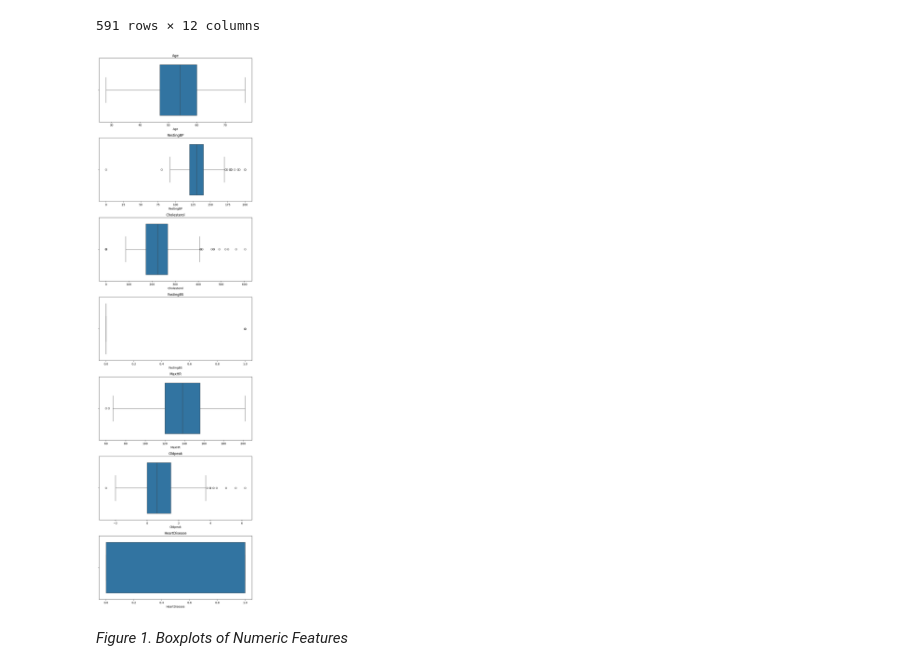
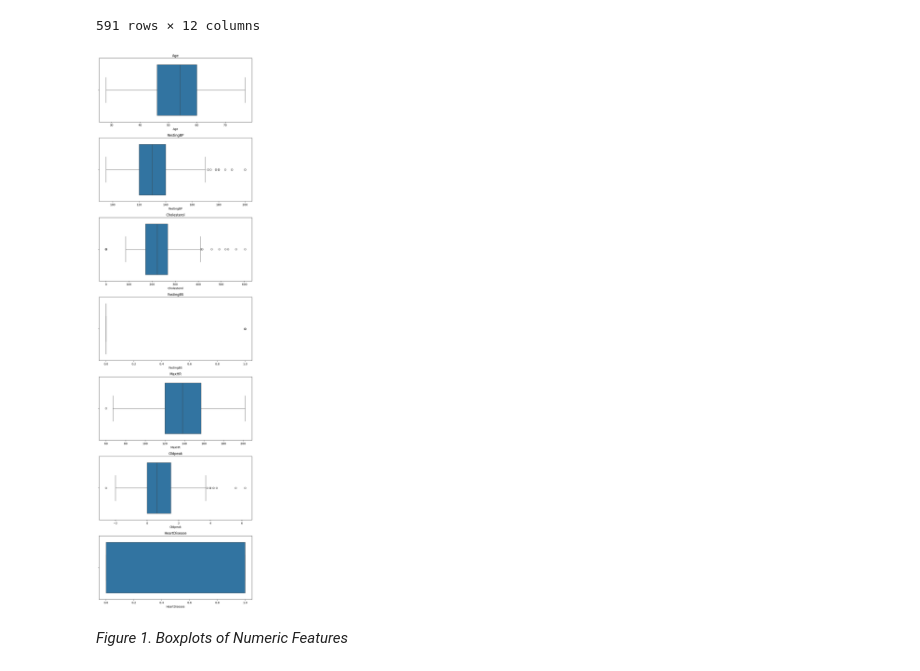
Before and after one commit to EricYangg/Heart-Failure-Classification, a Jupyter notebook: notebooks/heart_disease_analysis.ipynb, the cells around one changed output. Saved outputs shown, nothing was run; the diff lists cells and outputs as text; code cells hidden in the pictures.

```diff
--- a/notebooks/heart_disease_analysis.ipynb
+++ b/notebooks/heart_disease_analysis.ipynb
@@ -51,8 +51,8 @@ response = requests.get(url)
 with open("../data/raw/heart.csv", "wb") as f:
     f.write(response.content)
 # %%
-df = pd.read_csv('../data/raw/heart.csv')
-df
+heart_disease = pd.read_csv('../data/raw/heart.csv')
+heart_disease
 # %% [output]
 |  | Age | Sex | ChestPainType | RestingBP | Cholesterol | FastingBS | RestingECG | MaxHR | ... |
 | 0 | 40 | M | ATA | 140 | 289 | 0 | Normal | 172 | ... |
@@ -70,5 +127,5 @@ df
 # %%
-train_df, test_df = train_test_split(df, test_size=0.3, random_state=123)
+train_df, test_df = train_test_split(heart_disease, test_size=0.3, random_state=123)
 # %%
 X_train = train_df.drop(columns=["HeartDisease"])
 X_test = test_df.drop(columns=["HeartDisease"])
@@ -143,16 +200,16 @@ train_df[train_df.iloc[:, :-1].eq(0).any(axis=1)]
 # %%
 numeric_cols = train_df.select_dtypes(include='number').columns
 
 fig, axes = plt.subplots(nrows=len(numeric_cols), ncols=1, figsize=(8, 4*len(numeric_cols)))
 
 for ax, col in zip(axes, numeric_cols):
-    sns.boxplot(x=df[col], ax=ax)
+    sns.boxplot(x=train_df[col], ax=ax)
     ax.set_title(col)
 
 plt.tight_layout()
 plt.show()
 # %% [output]
-[figure, old version]
+[figure, new version]
 # %% [markdown]
 _Figure 1. Boxplots of Numeric Features_
 # %%
```
Also changed, not shown: parts of 3 cells of this notebook.
